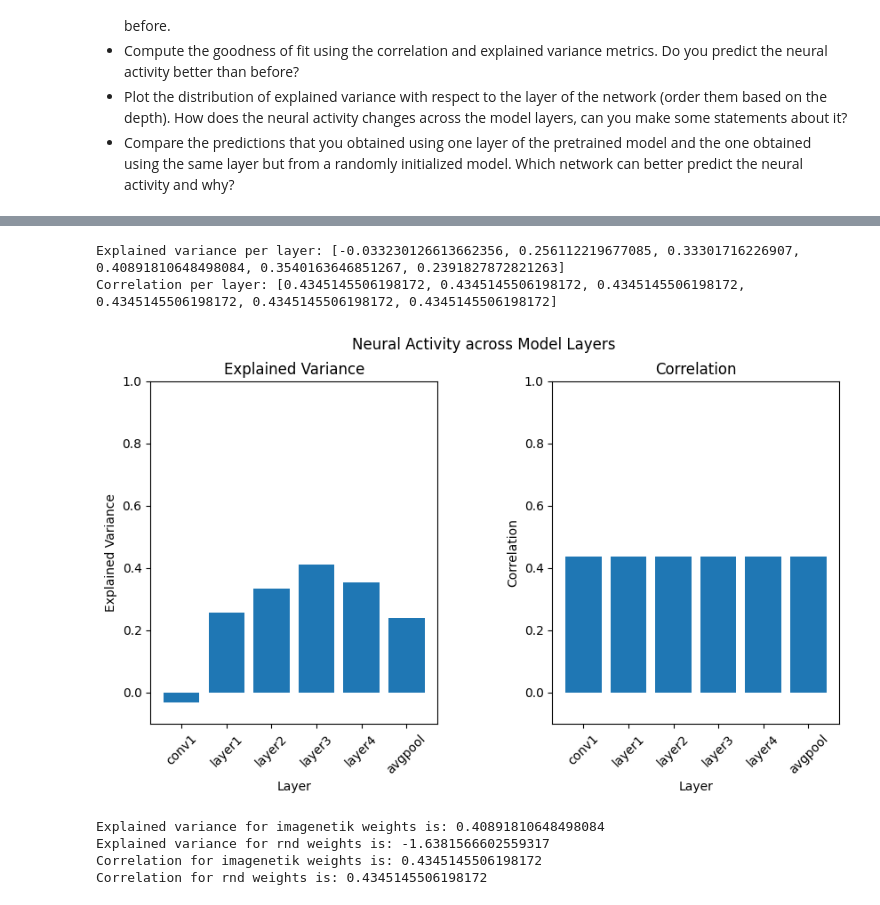
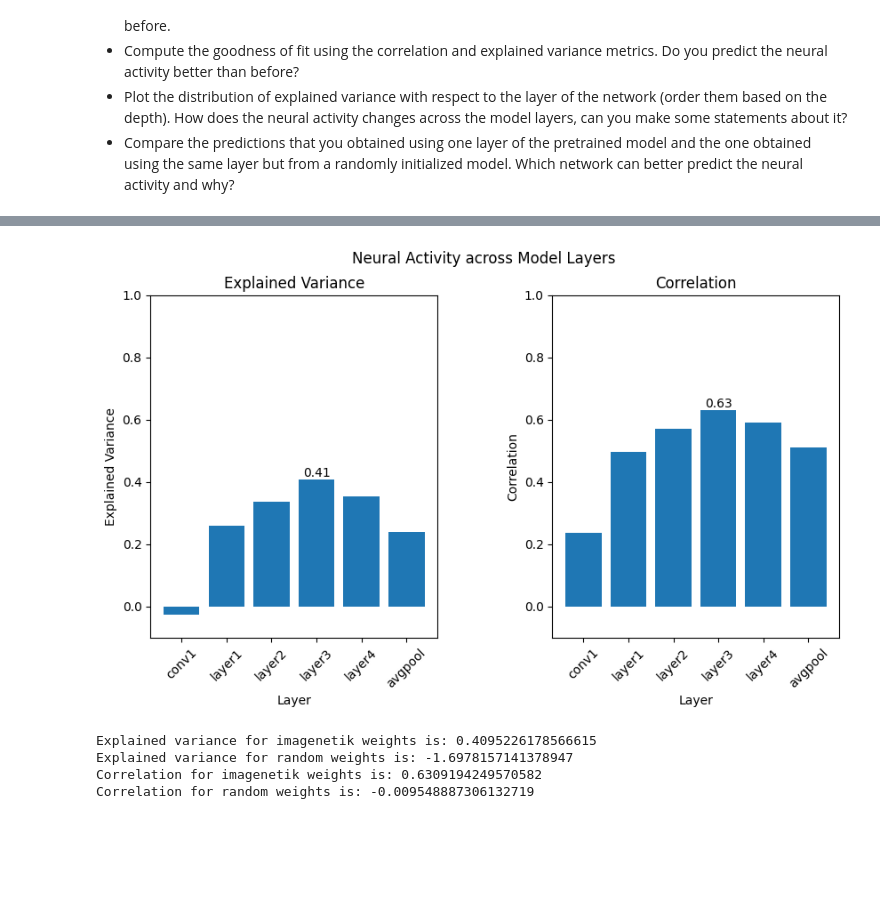
Before and after one commit to ernestoBocini/Brain-Like-Computation-Project, a Jupyter notebook: week5.ipynb, the cells around one changed output, grey strips where cells are left out. Saved outputs shown, nothing was run; the diff lists cells and outputs as text; code cells hidden in the pictures; blank space fills up the shorter version.

```diff
--- a/week5.ipynb
+++ b/week5.ipynb
@@ -104,13 +123,3 @@ ridge.fit(X_train_augmented, spikes_train)
 y_pred = ridge.predict(X_val_augmented)
 # %% [markdown]
 ##### Evaluate your prediction (Check both the correlation and explained variance for each neuron). Plot the distribution for the explained variance across neurons.
-# %%
-# calculate explained variance score for predictions
-evs = explained_variance_score(spikes_val, y_pred)
-
-# compute the explained variance per neuron
-ev_per_neuron = 1 - np.var(y_pred - spikes_val, axis=0) / np.var(spikes_val, axis=0)
-# print(evs, np.mean(ev_per_neuron)) # they are the same as expected
-
-# print histogram of explained variance per neuron
-plt.hist(ev_per_neuron, bins=20)
@@ -157,7 +164,7 @@ print(pca_feature_matrix_8_val.shape)
 # %%
 # concatenate the one-hot encoded labels to the feature matrix
-pca_feature_matrix_8_augmented = np.hstack((pca_feature_matrix_8[:,:-1], class_labels_one_hot))
-pca_feature_matrix_8_val_augmented = np.hstack((pca_feature_matrix_8_val[:,:-1], class_labels_one_hot_val))
+pca_features_train_aug= np.hstack((pca_features_train, class_labels_one_hot))
+pca_features_val_aug = np.hstack((pca_features_val, class_labels_one_hot_val))
 # %%
 from sklearn.linear_model import Ridge
 from sklearn.metrics import explained_variance_score
@@ -268,12 +259,12 @@ num_classes = 8
 ev_per_neuron = []
 corr_per_neuron = []
 for neuron in tqdm(range(spikes_train.shape[1])):
-    lamb = best_lambda_per_neuron[neuron]
+    lamb = lambdas[best_lam[neuron]]
     ridge = Ridge(alpha=lamb, fit_intercept=True)
-    ridge.fit(pca_feature_matrix_8_augmented, spikes_train[:, neuron])
+    ridge.fit(pca_features_train_aug, spikes_train[:, neuron])
 
     # make predictions using validation set
-    y_pred = ridge.predict(pca_feature_matrix_8_val_augmented)
+    y_pred = ridge.predict(pca_features_val_aug)
 
     # compute explained variance
     ev = explained_variance_score(spikes_val[:,neuron], y_pred)
@@ -409,61 +399,35 @@ Validation set correlation: 0.4345145506198172
 # %%
-# Plot the distribution of explained variance with respect to the layer of the network
-# (order them based on the depth). How does the neural activity changes across the model layers,
-# can you make some statements about it?
-import matplotlib.pyplot as plt
-import numpy as np
-
-evs = []
-corrs = []
-
-for name in layers:
-    X_train = pca_dict_train[name]
-    X_val = pca_dict_val[name]
-    y_train = spikes_train
-    y_val = spikes_val
-
-    ridge = Ridge(alpha=20, fit_intercept=True)
-    ridge.fit(X_train, y_train)
-    y_val_pred = ridge.predict(X_val)
-    ev = explained_variance_score(y_val, y_val_pred)
-    corr = np.corrcoef(y_val, y_val_pred, rowvar=False)[0,1]
-
-    evs.append(ev)
-    corrs.append(corr)
-
-print('Explained variance per layer:', evs)
-print('Correlation per layer:', corrs)
-
 # Plot explained variance
 fig, axs = plt.subplots(1, 2, figsize=(10, 5))
-axs[0].bar(layers, evs)
+axs[0].bar(layers, ev_layer)
 axs[0].set_title('Explained Variance')
 axs[0].set_ylim(-0.1, 1)
+# Add a label to the top of the second bar
+axs[0].text(3,  ev_layer[3]+.01, str( np.round(ev_layer[3], 2)), ha='center', fontsize=10)
 
 # Plot correlation
-axs[1].bar(layers, corrs)
+axs[1].bar(layers, corr_layer)
 axs[1].set_title('Correlation')
 axs[1].set_ylim(-0.1, 1)
+axs[1].text(3,  corr_layer[3]+.01, str( np.round(corr_layer[3], 2)), ha='center', fontsize=10)
 
 
 # Set x axis label and tick rotation
 for ax in axs:
     ax.set_xlabel('Layer')
     ax.tick_params(axis='x', rotation=45)
 
 # Set y axis label
 axs[0].set_ylabel('Explained Variance')
 axs[1].set_ylabel('Correlation')
 
 # Set plot title and adjust subplot spacing
 fig.suptitle('Neural Activity across Model Layers')
 fig.subplots_adjust(wspace=0.4)
 
 plt.show()
 # %% [output]
-Explained variance per layer: [-0.033230126613662356, 0.256112219677085, 0.33301716226907, 0.40891810648498084, 0.3540163646851267, 0.2391827872821263]
-Correlation per layer: [0.4345145506198172, 0.4345145506198172, 0.4345145506198172, 0.4345145506198172, 0.4345145506198172, 0.4345145506198172]
-[figure, old version]
+[figure, new version]
 # %%
 # with randomly initialized weights:
 import torch
@@ -542,25 +506,24 @@ ridge = Ridge(alpha=20, fit_intercept=True)
 ridge.fit(X_train, y_train)
 y_val_pred = ridge.predict(X_val)
 ev = explained_variance_score(y_val, y_val_pred)
-corr = np.corrcoef(y_val, y_val_pred, rowvar=False)[0,1]
+corr = np.mean(np.diag(np.corrcoef(y_val, y_val_pred, rowvar = False)[:168, 168:]))
 
 ridge_rndw = Ridge(alpha=20, fit_intercept=True)
 ridge_rndw.fit(X_train_rndw, y_train)
 y_val_pred_rndw = ridge.predict(X_val_rndw)
 ev_rndw = explained_variance_score(y_val, y_val_pred_rndw)
-corr_rndw = np.corrcoef(y_val, y_val_pred_rndw, rowvar=False)[0,1]
+corr_rndw = np.mean(np.diag(np.corrcoef(y_val, y_val_pred_rndw, rowvar = False)[:168, 168:]))
 
 
 print('Explained variance for imagenetik weights is:', ev)
-print('Explained variance for rnd weights is:', ev_rndw)
+print('Explained variance for random weights is:', ev_rndw)
 
 print('Correlation for imagenetik weights is:', corr)
-print('Correlation for rnd weights is:', corr_rndw)
+print('Correlation for random weights is:', corr_rndw)
 
 # hence the imagenetik is performing far better.comment on this
-# Still have to understand why the correlation is always a constant....
 # %% [output]
-Explained variance for imagenetik weights is: 0.40891810648498084
-Explained variance for rnd weights is: -1.6381566602559317
-Correlation for imagenetik weights is: 0.4345145506198172
-Correlation for rnd weights is: 0.4345145506198172
+Explained variance for imagenetik weights is: 0.4095226178566615
+Explained variance for random weights is: -1.6978157141378947
+Correlation for imagenetik weights is: 0.6309194249570582
+Correlation for random weights is: -0.009548887306132719
```
Also changed, not shown: parts of 11 cells of this notebook, 1 other file.
